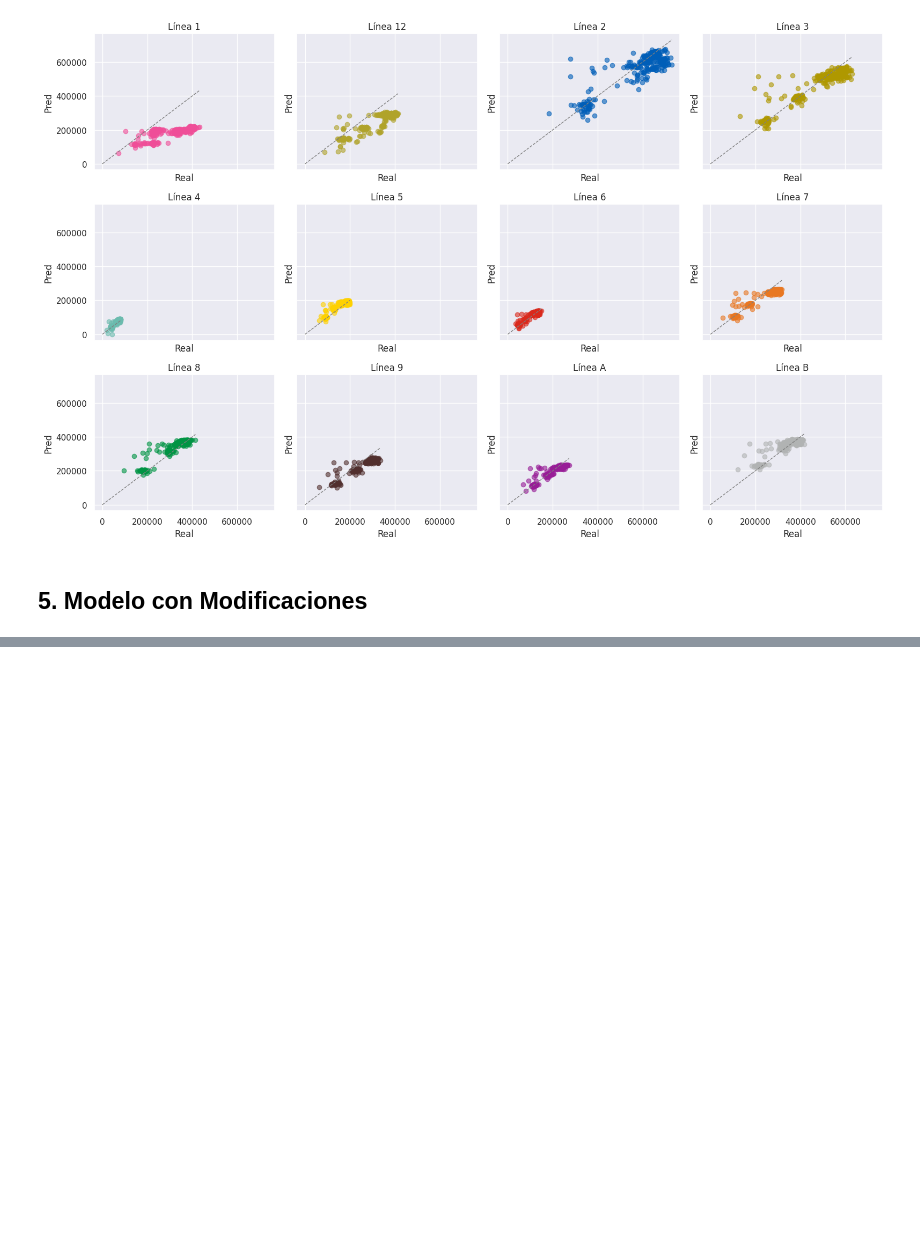
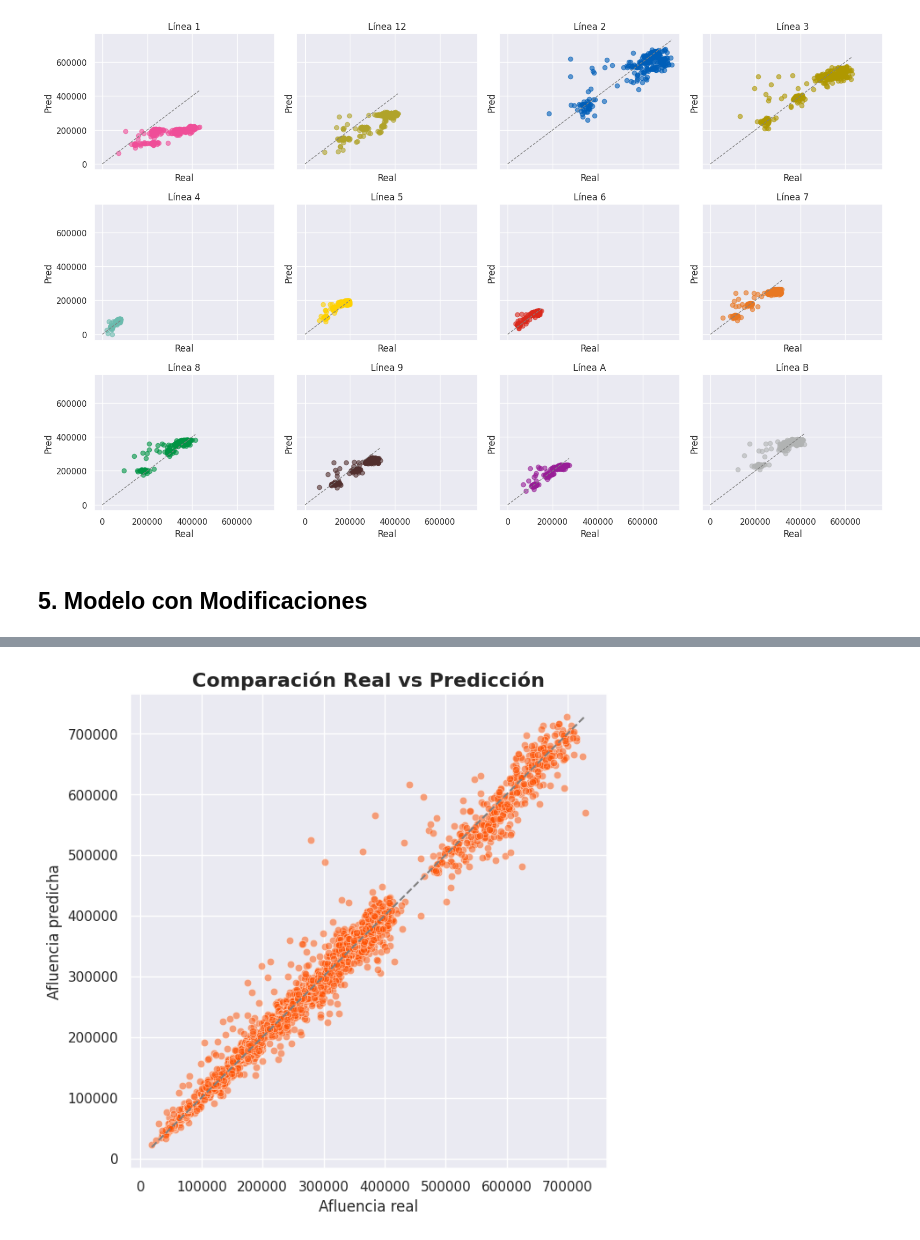
Before and after one commit to AndrsGzRo/prediccion-afluencia-metrocdmx, a Jupyter notebook: Prediccion_Metro_CDMX.ipynb, the cells around one changed output, grey strips where cells are left out. Drawn from its saved outputs; the diff is of its cells as text; code cells hidden in the pictures; blank space fills up the shorter version.

```diff
--- a/Prediccion_Metro_CDMX.ipynb
+++ b/Prediccion_Metro_CDMX.ipynb
@@ -729,0 +746,3 @@ df_lineas['es_feriado'] = df_lineas['fecha'].isin(fechas_feriado).astype(int)
+# %%
+train_2 = df_lineas[df_lineas['anio'].between(2010,2024)]
+test_2 = df_lineas[df_lineas['anio'] == 2025]
@@ -729,0 +751,5 @@ df_lineas['es_feriado'] = df_lineas['fecha'].isin(fechas_feriado).astype(int)
+# %%
+train_2 = pd.get_dummies(train_2, columns=['linea'], drop_first=False, dtype=int)
+test_2 = pd.get_dummies(test_2, columns=['linea'], drop_first=False, dtype=int)
+
+train_2, test_2 = train_2.align(test_2, join='left', axis=1, fill_value=0)
@@ -729,0 +833,12 @@ df_lineas['es_feriado'] = df_lineas['fecha'].isin(fechas_feriado).astype(int)
+# %%
+plt.figure(figsize=(7,7))
+sns.scatterplot(x=y_test_2, y=pred, alpha=0.5, color="#fe5000")
+plt.plot([y_test_2.min(), y_test_2.max()],
+         [y_test_2.min(), y_test_2.max()],
+         '--', color='gray')
+plt.xlabel("Afluencia real")
+plt.ylabel("Afluencia predicha")
+plt.title("Comparación Real vs Predicción",fontsize=16,fontweight='bold')
+plt.show()
+# %% [output]
+[figure, added]
```
Also changed, not shown: parts of 27 cells of this notebook.
